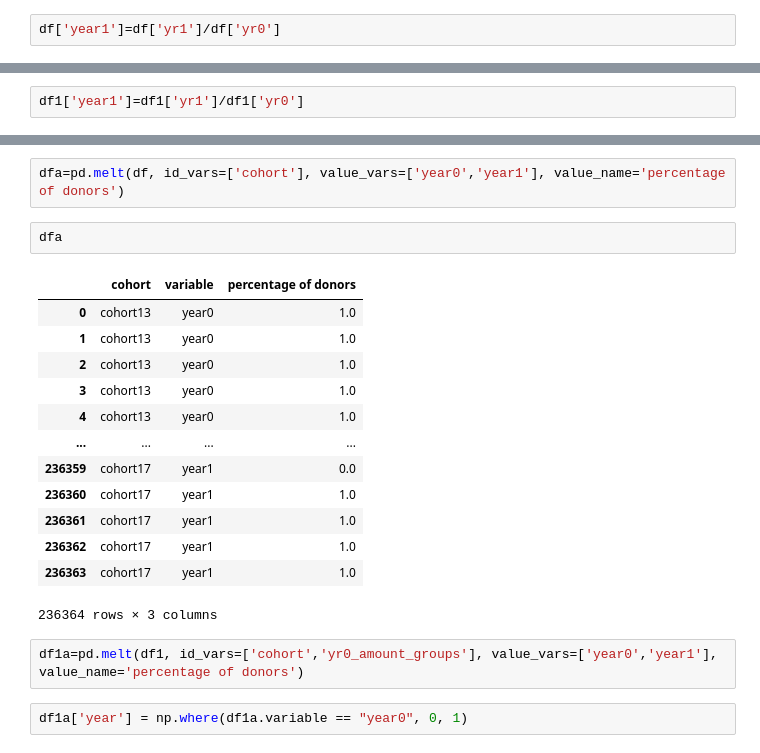
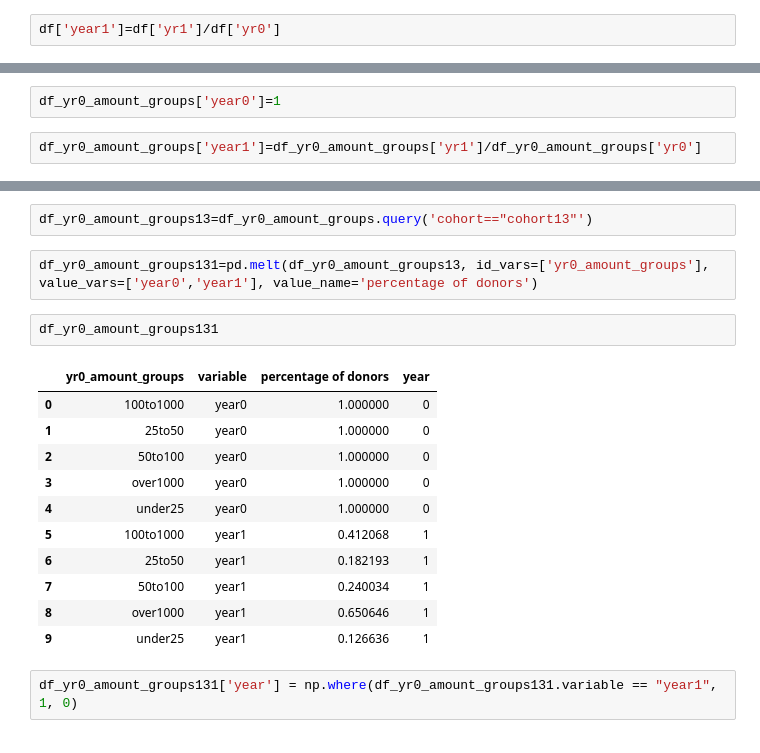
Before and after one commit to erinmarieanderson/donations_part_II, a Jupyter notebook: notebooks/21.ipynb, the cells around one changed output, grey strips where cells are left out. Drawn from its saved outputs; the diff is of its cells as text.

Commit message:
analysis of donation amounts in year0

```diff
--- a/notebooks/21.ipynb
+++ b/notebooks/21.ipynb
@@ -55,2 +38,4 @@ df['year1']=df['yr1']/df['yr0']
+# %%
+df_yr0_amount_groups['year0']=1
 # %%
-df1['year1']=df1['yr1']/df1['yr0']
+df_yr0_amount_groups['year1']=df_yr0_amount_groups['yr1']/df_yr0_amount_groups['yr0']
@@ -93,22 +42,20 @@ df1
+# %%
+df_yr0_amount_groups13=df_yr0_amount_groups.query('cohort=="cohort13"')
 # %%
-dfa=pd.melt(df, id_vars=['cohort'], value_vars=['year0','year1'], value_name='percentage of donors')
+df_yr0_amount_groups131=pd.melt(df_yr0_amount_groups13, id_vars=['yr0_amount_groups'], value_vars=['year0','year1'], value_name='percentage of donors')
-# %%
-dfa
-# %% [output]
-|  | cohort | variable | percentage of donors |
-| 0 | cohort13 | year0 | 1.0 |
-| 1 | cohort13 | year0 | 1.0 |
-| 2 | cohort13 | year0 | 1.0 |
-| 3 | cohort13 | year0 | 1.0 |
-| 4 | cohort13 | year0 | 1.0 |
-| ... | ... | ... | ... |
-| 236359 | cohort17 | year1 | 0.0 |
-| 236360 | cohort17 | year1 | 1.0 |
-| 236361 | cohort17 | year1 | 1.0 |
-| 236362 | cohort17 | year1 | 1.0 |
-| 236363 | cohort17 | year1 | 1.0 |
-236364 rows × 3 columns
-# %%
-df1a=pd.melt(df1, id_vars=['cohort','yr0_amount_groups'], value_vars=['year0','year1'], value_name='percentage of donors')
+# %%
+df_yr0_amount_groups131
+# %% [output]
+|  | yr0_amount_groups | variable | percentage of donors | year |
+| 0 | 100to1000 | year0 | 1.000000 | 0 |
+| 1 | 25to50 | year0 | 1.000000 | 0 |
+| 2 | 50to100 | year0 | 1.000000 | 0 |
+| 3 | over1000 | year0 | 1.000000 | 0 |
+| 4 | under25 | year0 | 1.000000 | 0 |
+| 5 | 100to1000 | year1 | 0.412068 | 1 |
+| 6 | 25to50 | year1 | 0.182193 | 1 |
+| 7 | 50to100 | year1 | 0.240034 | 1 |
+| 8 | over1000 | year1 | 0.650646 | 1 |
+| 9 | under25 | year1 | 0.126636 | 1 |
 # %%
-df1a['year'] = np.where(df1a.variable == "year0", 0, 1)
+df_yr0_amount_groups131['year'] = np.where(df_yr0_amount_groups131.variable == "year1", 1, 0)
```
Also changed, not shown: parts of 27 cells of this notebook.
